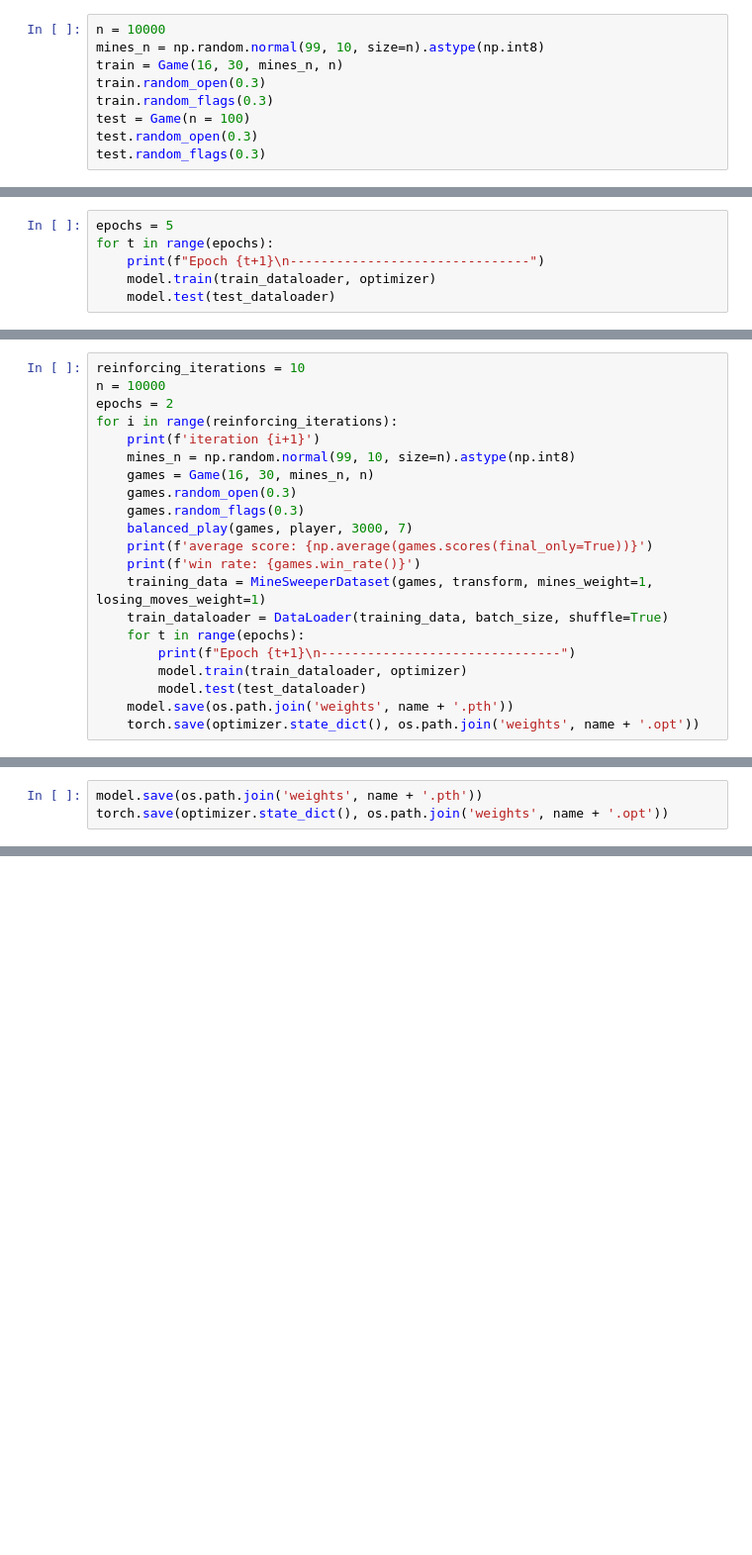
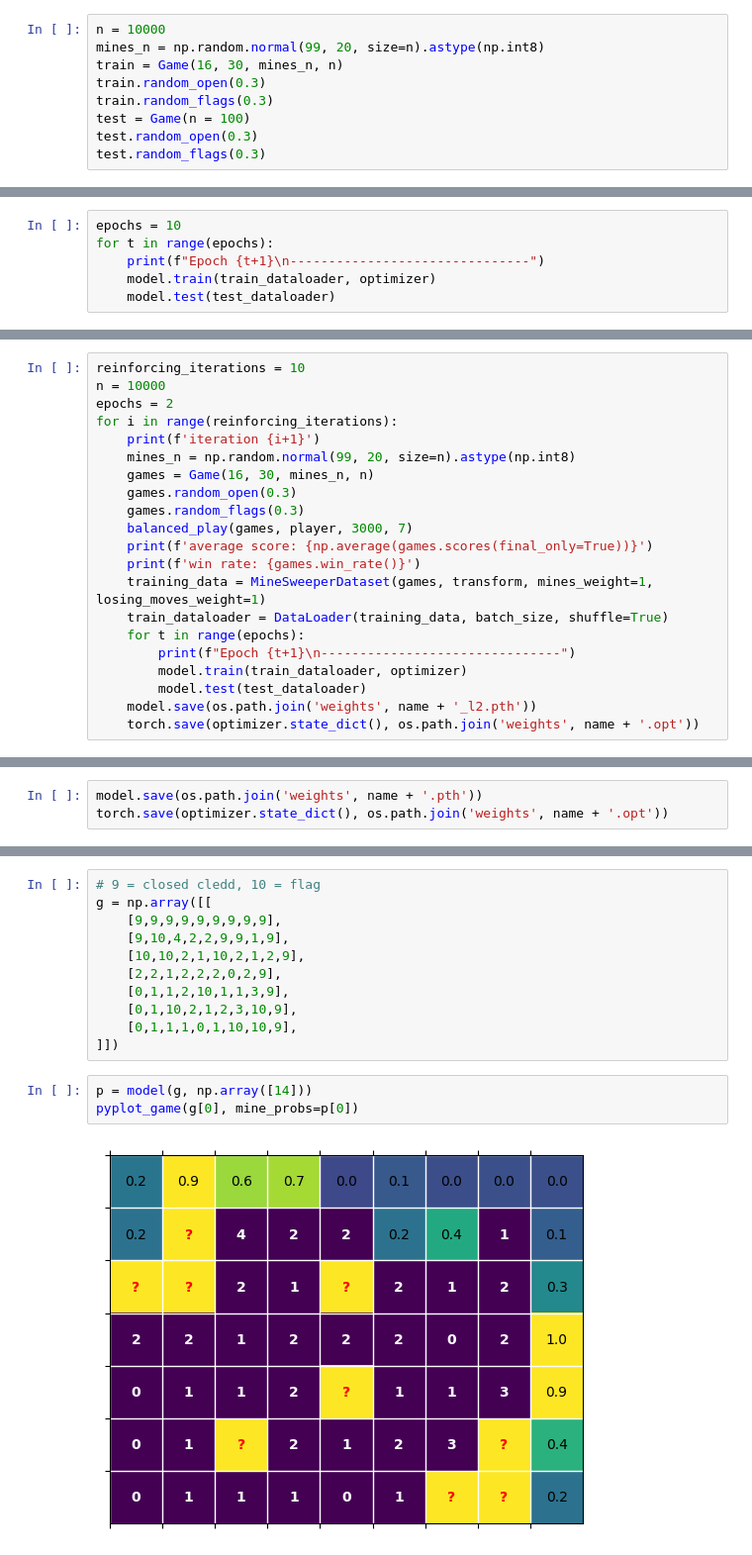
Before and after one commit to ClaudioPaterniti/MineSweeperLearning, a Jupyter notebook: train.ipynb, the cells around one changed output, grey strips where cells are left out. Shown at 99% size. Drawn from its saved outputs; the diff is of its cells as text; blank space fills up the shorter version.

```diff
--- a/train.ipynb
+++ b/train.ipynb
@@ -33,7 +36,7 @@ player = ThresholdPlayer(model, 0.05, 0.95)
 optimizer = torch.optim.Adam(model.model.parameters(), lr=0.001)
 # %%
 n = 10000
-mines_n = np.random.normal(99, 10, size=n).astype(np.int8)
+mines_n = np.random.normal(99, 20, size=n).astype(np.int8)
 train = Game(16, 30, mines_n, n)
 train.random_open(0.3)
 train.random_flags(0.3)
@@ -48,7 +51,7 @@ test_data = MineSweeperDataset(test, transform, mines_weight=1, losing_moves_wei
 train_dataloader = DataLoader(training_data, batch_size)
 test_dataloader = DataLoader(test_data, batch_size)
 # %%
-epochs = 5
+epochs = 10
 for t in range(epochs):
     print(f"Epoch {t+1}\n-------------------------------")
     model.train(train_dataloader, optimizer)
@@ -80,7 +93,7 @@ n = 10000
 epochs = 2
 for i in range(reinforcing_iterations):
     print(f'iteration {i+1}')
-    mines_n = np.random.normal(99, 10, size=n).astype(np.int8)
+    mines_n = np.random.normal(99, 20, size=n).astype(np.int8)
     games = Game(16, 30, mines_n, n)
     games.random_open(0.3)
     games.random_flags(0.3)
@@ -93,6 +106,6 @@ for i in range(reinforcing_iterations):
         print(f"Epoch {t+1}\n-------------------------------")
         model.train(train_dataloader, optimizer)
         model.test(test_dataloader)
-    model.save(os.path.join('weights', name + '.pth'))
+    model.save(os.path.join('weights', name + '_l2.pth'))
     torch.save(optimizer.state_dict(), os.path.join('weights', name + '.opt'))
 # %% [output]
@@ -123,0 +143,16 @@ px.line(df)
+# %%
+# 9 = closed cledd, 10 = flag
+g = np.array([[
+    [9,9,9,9,9,9,9,9,9],
+    [9,10,4,2,2,9,9,1,9],
+    [10,10,2,1,10,2,1,2,9],
+    [2,2,1,2,2,2,0,2,9],
+    [0,1,1,2,10,1,1,3,9],
+    [0,1,10,2,1,2,3,10,9],
+    [0,1,1,1,0,1,10,10,9],
+]])
+# %%
+p = model(g, np.array([14]))
+pyplot_game(g[0], mine_probs=p[0])
+# %% [output]
+[figure, added]
```
Also changed, not shown: parts of 14 cells of this notebook, 18 other files.
